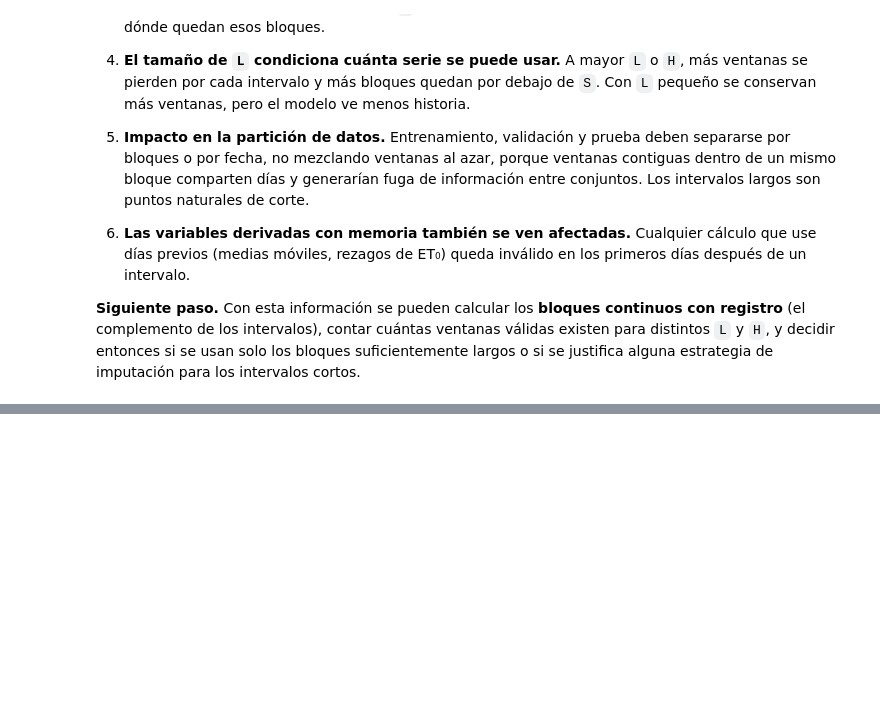
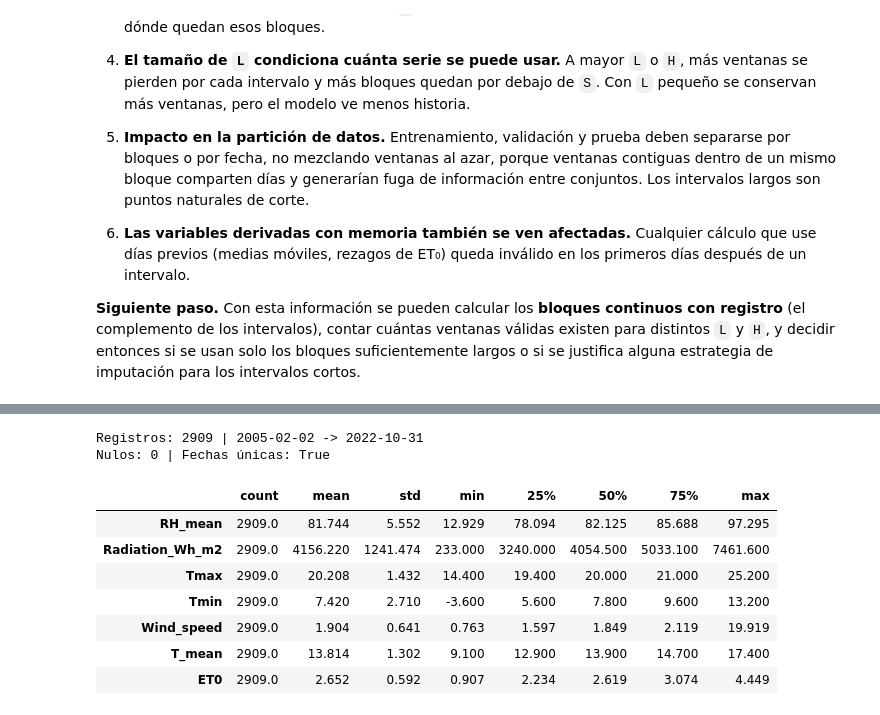
Before and after one commit to nicopulido/Prob_Proyecto_Grado, a Jupyter notebook: Tibaitata/05_preparacion_LSTM.ipynb, the cells around one changed output, grey strips where cells are left out. Cells and saved outputs as stored; diff of their text form; code cells hidden in the pictures; blank space fills up the shorter version.

Commit message:
feat(LSTM): add LSTM prototype

```diff
--- a/Tibaitata/05_preparacion_LSTM.ipynb
+++ b/Tibaitata/05_preparacion_LSTM.ipynb
@@ -583,0 +599,19 @@ Una LSTM diaria recibe como entrada una **ventana** de `L` días consecutivos (p
+# %%
+import json
+from pathlib import Path
+
+import joblib
+import sklearn
+from sklearn.preprocessing import MinMaxScaler
+
+TARGET = "ET0"
+FEATURES = ["RH_mean", "Radiation_Wh_m2", "Tmax", "Tmin", "Wind_speed", "T_mean"]
+
+VENTANA = 7                       # días históricos por muestra
+HORIZONTE = 1                     # días entre el último día de entrada y el objetivo
+LONGITUD_SECUENCIA = VENTANA + HORIZONTE   # días consecutivos que debe tener cada muestra
+PROPORCIONES = {"train": 0.70, "val": 0.15, "test": 0.15}
+CONJUNTOS = list(PROPORCIONES)             # orden cronológico: train -> val -> test
+
+DIR_SALIDA = Path("./Datasets/LSTM")
+assert abs(sum(PROPORCIONES.values()) - 1) < 1e-9
@@ -583,0 +625,28 @@ Una LSTM diaria recibe como entrada una **ventana** de `L` días consecutivos (p
+# %%
+columnas_req = [COLUMNA_FECHA, TARGET] + FEATURES
+faltan = [c for c in columnas_req if c not in df_ordenado.columns]
+assert not faltan, f"Columnas ausentes: {faltan}"
+
+df = df_ordenado[columnas_req].copy()
+
+assert df[COLUMNA_FECHA].notna().all()
+assert df[COLUMNA_FECHA].is_unique and df[COLUMNA_FECHA].is_monotonic_increasing
+assert (df[COLUMNA_FECHA] == df[COLUMNA_FECHA].dt.normalize()).all(), "Hay fechas con hora"
+assert df[FEATURES + [TARGET]].notna().all().all(), "Hay valores nulos"
+assert np.isfinite(df[FEATURES + [TARGET]].to_numpy()).all(), "Hay valores infinitos"
+assert len(df) == n_registros
+
+print(f"Registros: {len(df)} | {df[COLUMNA_FECHA].min().date()} -> {df[COLUMNA_FECHA].max().date()}")
+print(f"Nulos: {int(df.isna().sum().sum())} | Fechas únicas: {df[COLUMNA_FECHA].is_unique}")
+df[FEATURES + [TARGET]].describe().T.round(3)
+# %% [output]
+Registros: 2909 | 2005-02-02 -> 2022-10-31
+Nulos: 0 | Fechas únicas: True
+|  | count | mean | std | min | 25% | 50% | 75% | max |
+| RH_mean | 2909.0 | 81.744 | 5.552 | 12.929 | 78.094 | 82.125 | 85.688 | 97.295 |
+| Radiation_Wh_m2 | 2909.0 | 4156.220 | 1241.474 | 233.000 | 3240.000 | 4054.500 | 5033.100 | 7461.600 |
+| Tmax | 2909.0 | 20.208 | 1.432 | 14.400 | 19.400 | 20.000 | 21.000 | 25.200 |
+| Tmin | 2909.0 | 7.420 | 2.710 | -3.600 | 5.600 | 7.800 | 9.600 | 13.200 |
+| Wind_speed | 2909.0 | 1.904 | 0.641 | 0.763 | 1.597 | 1.849 | 2.119 | 19.919 |
+| T_mean | 2909.0 | 13.814 | 1.302 | 9.100 | 12.900 | 13.900 | 14.700 | 17.400 |
+| ET0 | 2909.0 | 2.652 | 0.592 | 0.907 | 2.234 | 2.619 | 3.074 | 4.449 |
```
Also changed, not shown: parts of 18 cells of this notebook, 15 other files.
